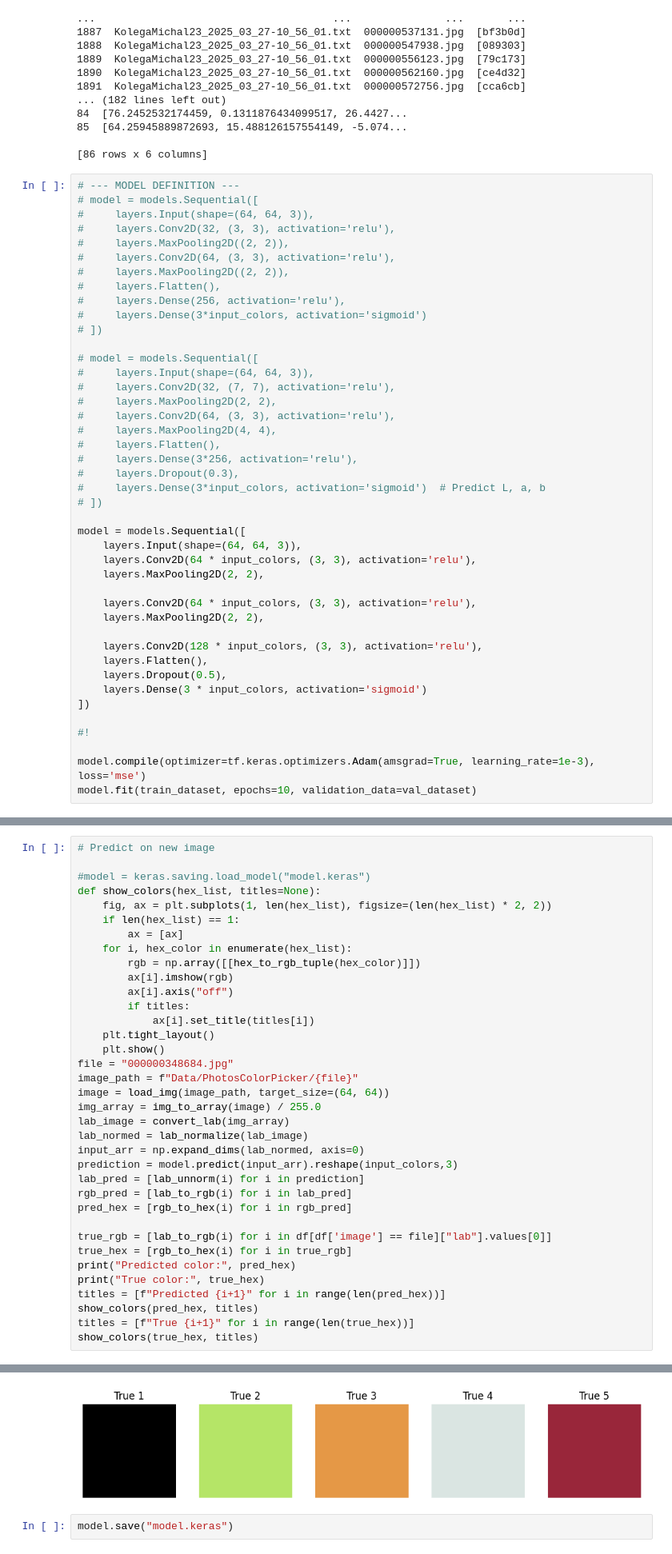
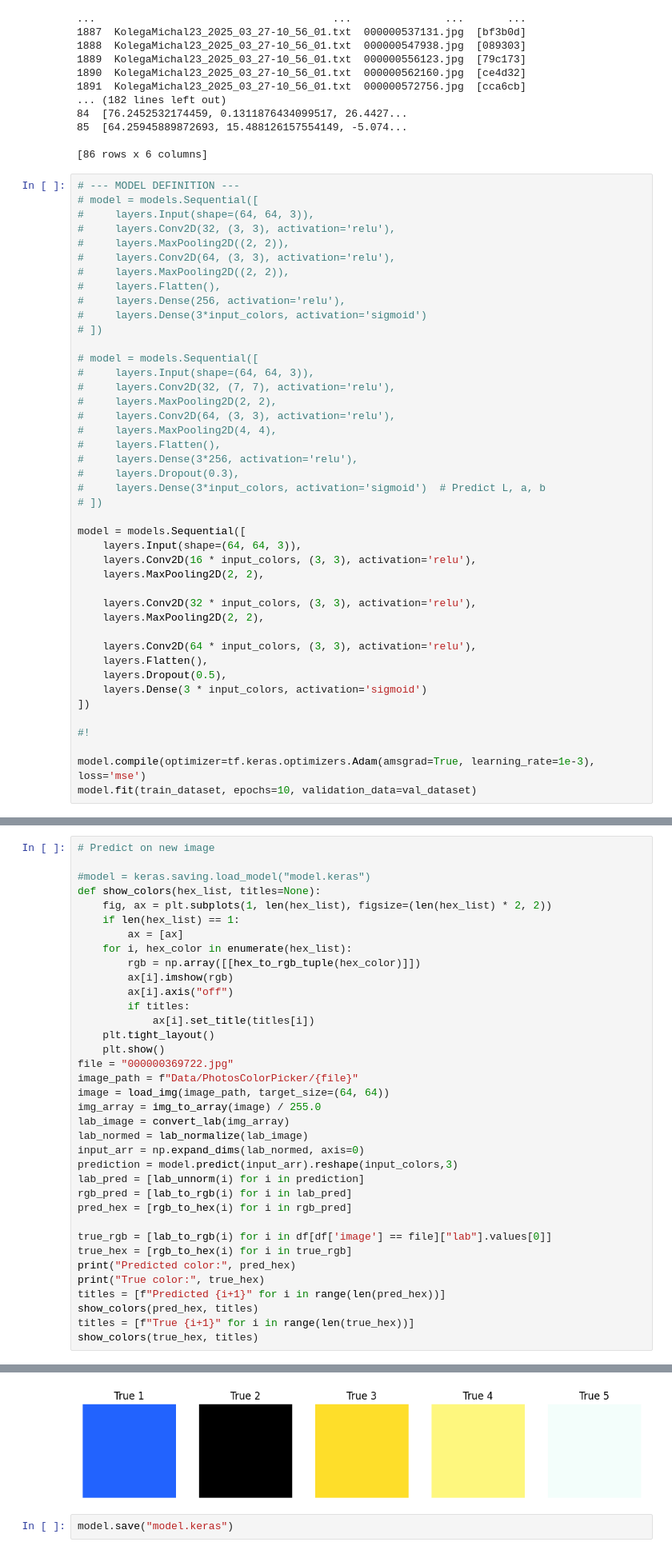
Before and after one commit to MateuszDrabik11/biai, a Jupyter notebook: training.ipynb, the cells around one changed output, grey strips where cells are left out. Shown: that part at 80% size. Drawn from its saved outputs; the diff is of its cells as text.

```diff
--- a/training.ipynb
+++ b/training.ipynb
@@ -249,13 +249,13 @@ val_dataset = dataset.take(val_size).batch(32)
 
 model = models.Sequential([
     layers.Input(shape=(64, 64, 3)),
-    layers.Conv2D(64 * input_colors, (3, 3), activation='relu'),
+    layers.Conv2D(16 * input_colors, (3, 3), activation='relu'),
+    layers.MaxPooling2D(2, 2),
+
+    layers.Conv2D(32 * input_colors, (3, 3), activation='relu'),
     layers.MaxPooling2D(2, 2),
 
     layers.Conv2D(64 * input_colors, (3, 3), activation='relu'),
-    layers.MaxPooling2D(2, 2),
-
-    layers.Conv2D(128 * input_colors, (3, 3), activation='relu'),
     layers.Flatten(),
     layers.Dropout(0.5),
     layers.Dense(3 * input_colors, activation='sigmoid')
@@ -325,7 +344,7 @@ def show_colors(hex_list, titles=None):
             ax[i].set_title(titles[i])
     plt.tight_layout()
     plt.show()
-file = "000000348684.jpg"
+file = "000000369722.jpg"
 image_path = f"Data/PhotosColorPicker/{file}"
 image = load_img(image_path, target_size=(64, 64))
 img_array = img_to_array(image) / 255.0
@@ -353,3 +372,3 @@ True color: ['#000000', '#b5e567', '#e59846', '#dae5e2', '#99263a']
-[figure, old version]
+[figure, new version]
 # %%
 model.save("model.keras")
```
Also changed, not shown: parts of 3 cells of this notebook.
